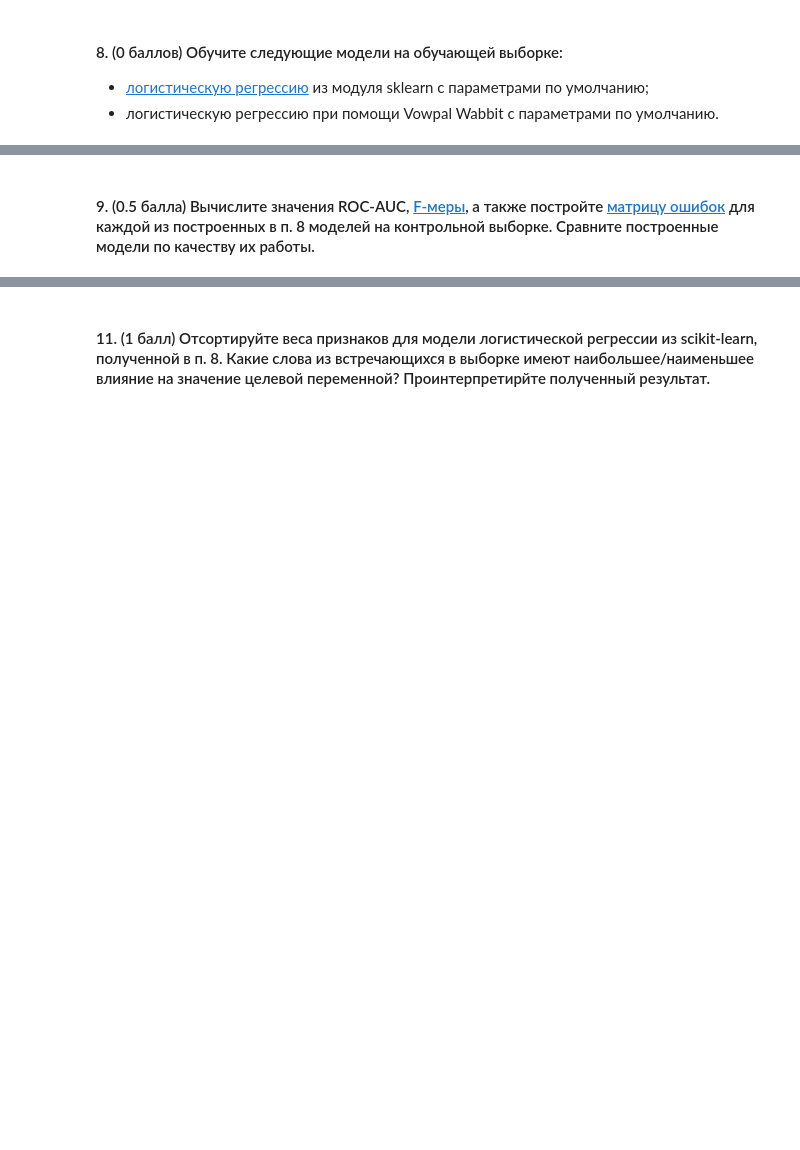
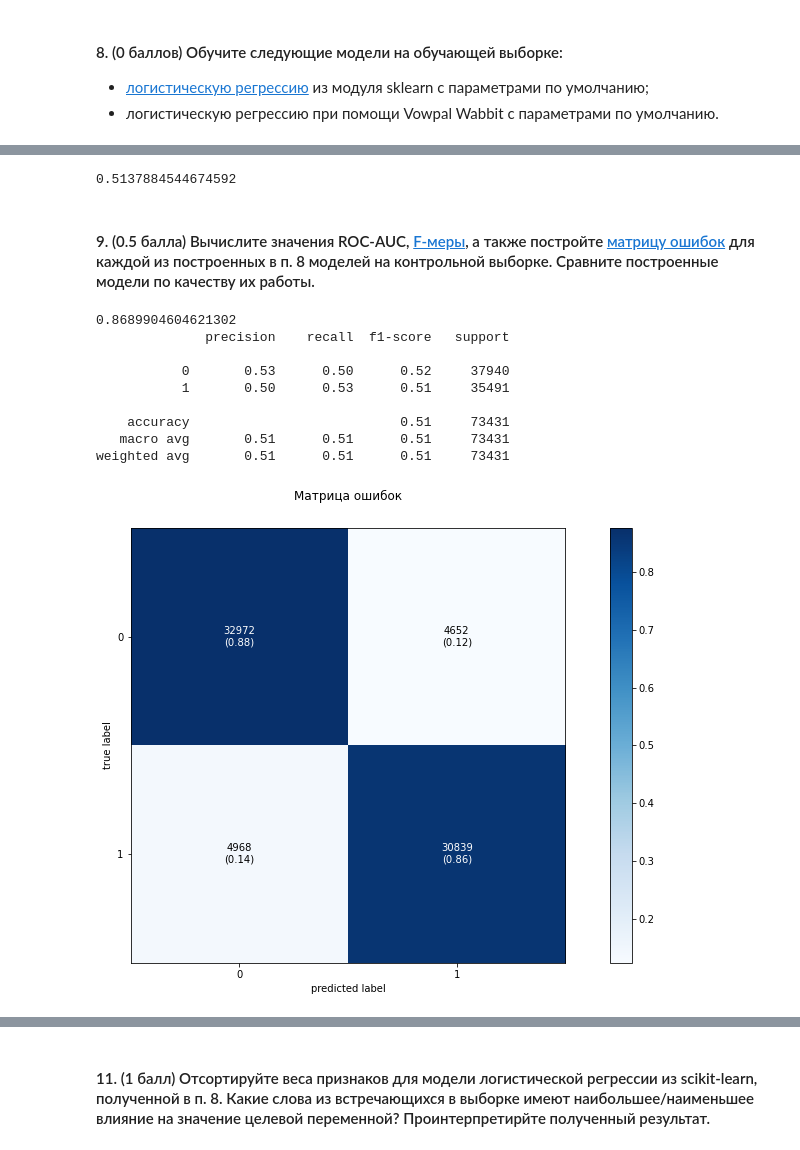
Before and after one commit to Spanri/data-learning-jupyter, a Jupyter notebook: 2.ipynb, the cells around one changed output, grey strips where cells are left out. Drawn from its saved outputs; the diff is of its cells as text; code cells hidden in the pictures; blank space fills up the shorter version.

```diff
--- a/2.ipynb
+++ b/2.ipynb
@@ -418,8 +354,10 @@ print(vector2_test.shape)
 - [логистическую регрессию](http://scikit-learn.org/stable/modules/generated/sklearn.linear_model.LogisticRegression.html) из модуля sklearn с параметрами по умолчанию;
 - логистическую регрессию при помощи Vowpal Wabbit с параметрами по умолчанию.
 # %%
-# то же самое, только подставляем другую переменную на выход:)
-# logreg надо еще раз объявить, старая испорчена!
+# то же самое, только подставляем другие переменные:)
 
-logreg = LogisticRegression(max_iter=1000)
-lr_prediction2 = logreg.fit(vector2_train, train).predict(vector2_test)
+logreg = LogisticRegression(max_iter=100)
+logreg.fit(vector2_train, y_train)
+lr_prediction2 = logreg.predict(vector2_test)
+
+print(accuracy_score(lr_prediction2, y_test))
@@ -426,2 +373,12 @@ lr_prediction2 = logreg.fit(vector2_train, train).predict(vector2_test)
+# %%
+vw_model2 = VWClassifier()
+vw_model2.fit(vector2_train, y_train)
+
+vw_prediction2 = vw_model2.predict(vector2_test)
+vw_prediction2[vw_prediction2==-1] = 0
+
+print(accuracy_score(vw_prediction2, y_test))
+# %% [output]
+0.5137884544674592
 # %% [markdown]
 #### 9. (0.5 балла) Вычислите значения ROC-AUC, [F-меры](http://scikit-learn.org/stable/modules/generated/sklearn.metrics.f1_score.html), а также постройте [матрицу ошибок](http://scikit-learn.org/stable/modules/generated/sklearn.metrics.confusion_matrix.html) для каждой из построенных в п. 8 моделей на контрольной выборке. Сравните построенные модели по качеству их работы.
@@ -436,5 +385,22 @@ plt.show()
 # %%
-# Матрица ошибок
-plot_confusion_matrix(confusion_matrix(lr_prediction2, test), show_absolute=True, show_normed=True, colorbar=True)
+# Для первой модели
+
+roc = roc_auc_score(y_test, lr_prediction2)
+print(roc)
+
+print(classification_report(y_test, vw_prediction2))
+
+plot_confusion_matrix(confusion_matrix(lr_prediction2, y_test), show_absolute=True, show_normed=True, colorbar=True)
 plt.title("Матрица ошибок")
 plt.show()
+# %% [output]
+0.8689904604621302
+              precision    recall  f1-score   support
+
+           0       0.53      0.50      0.52     37940
+           1       0.50      0.53      0.51     35491
+
+    accuracy                           0.51     73431
+   macro avg       0.51      0.51      0.51     73431
+weighted avg       0.51      0.51      0.51     73431
+[figure, added]
```
Also changed, not shown: parts of 33 cells of this notebook.
